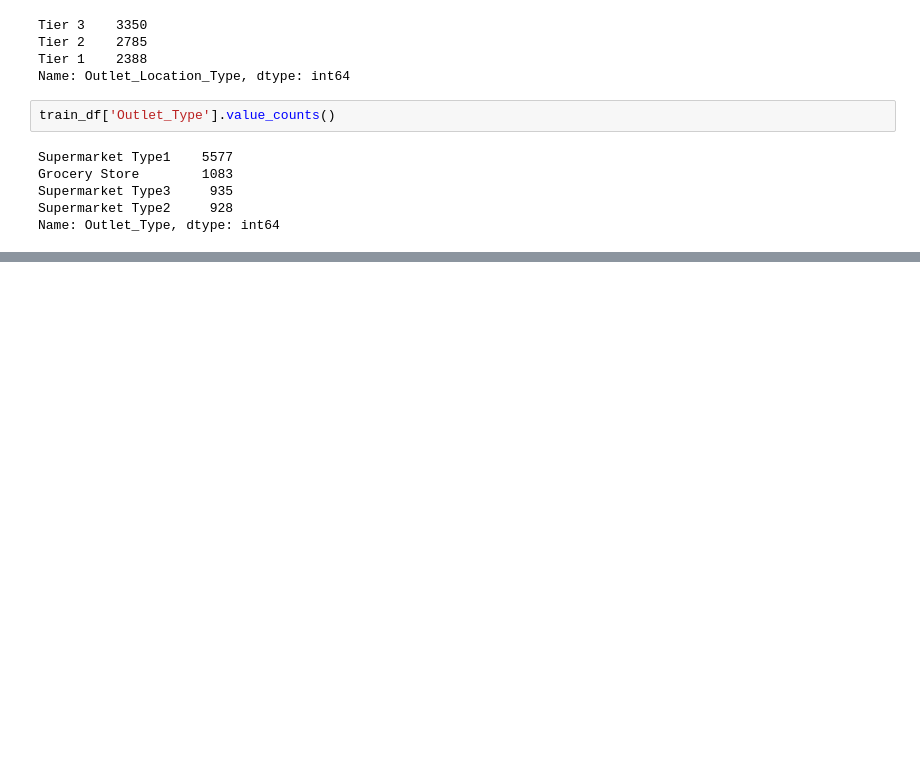
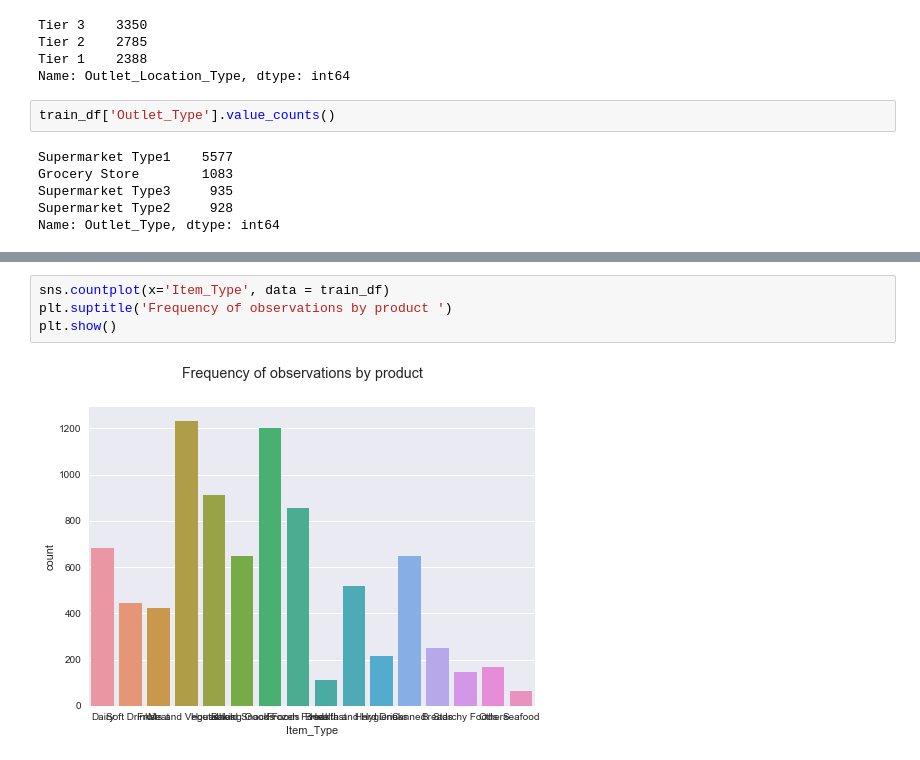
Before and after one commit to MallikarjunNamagiri/Machine-Learning-Practice, a Jupyter notebook: Bigmart/BigmartSales.ipynb, the cells around one changed output, grey strips where cells are left out. Saved outputs shown, nothing was run; the diff lists cells and outputs as text; blank space fills up the shorter version.

```diff
--- a/Bigmart/BigmartSales.ipynb
+++ b/Bigmart/BigmartSales.ipynb
@@ -209,0 +236,6 @@ Name: Outlet_Type, dtype: int64
+# %%
+sns.countplot(x='Item_Type', data = train_df)
+plt.suptitle('Frequency of observations by product ')
+plt.show()
+# %% [output]
+[figure, added]
```
Also changed, not shown: parts of 24 cells of this notebook, 1 other file.
